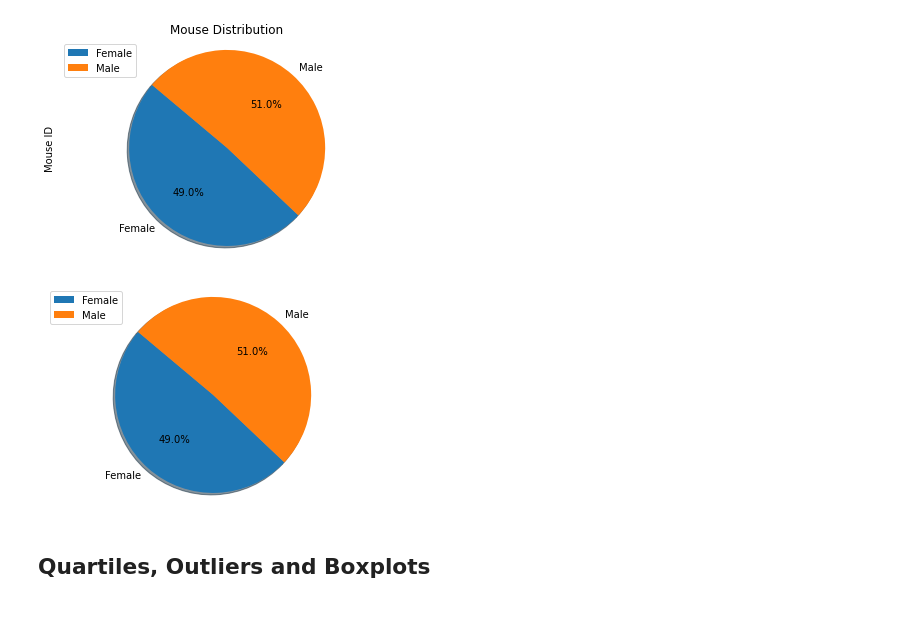
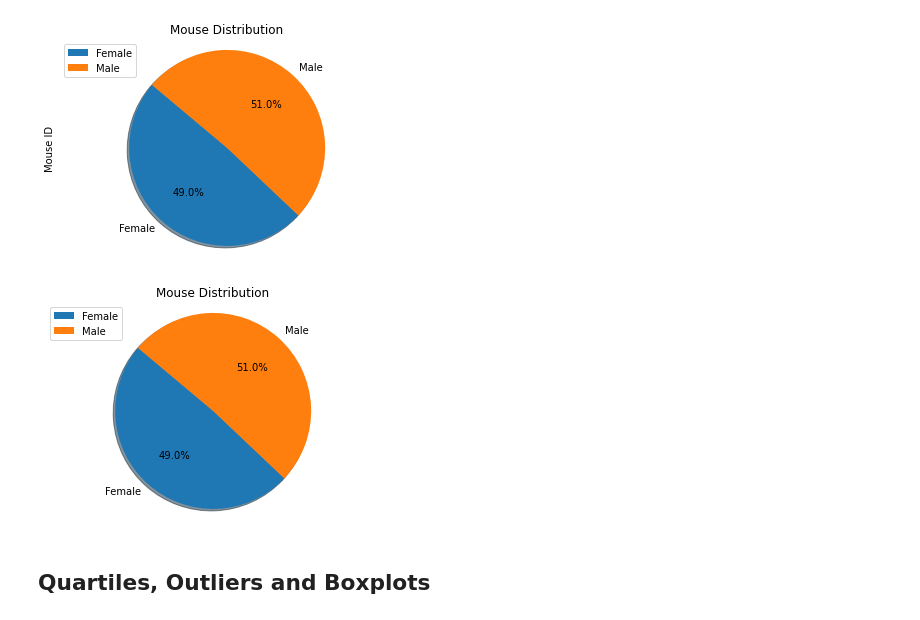
Before and after one commit to ryleenelson1397/matplotlib-challenge, a Jupyter notebook: Pymaceuticals/RNelson_Pymaceuticals .ipynb, the cells around one changed output. Drawn from its saved outputs; the diff is of its cells as text; code cells hidden in the pictures.

```diff
--- a/Pymaceuticals/pymaceuticals_starter.ipynb
+++ b/Pymaceuticals/RNelson_Pymaceuticals .ipynb
@@ -182,14 +182,14 @@ plt.axis("equal");
 # %%
 # Generate a pie plot showing the distribution of female versus male mice using pyplot
 labels = 'Female', 'Male'
 plt.pie(amount_gender, labels= labels, autopct="%1.1f%%", shadow=True, startangle=140)
-# plt.title("Mouse Distribution")
+plt.legend(amount_gender.index, loc = "best")
+plt.title('Mouse Distribution')
+
 # Create axes which are equal so we have a perfect circle
-plt.legend(amount_gender.index, loc = "best")
-
 plt.axis("equal");
 # %% [output]
-[figure, old version]
+[figure, new version]
 # %% [markdown]
 ## Quartiles, Outliers and Boxplots
 # %%
```
Also changed, not shown: parts of 6 cells of this notebook.
